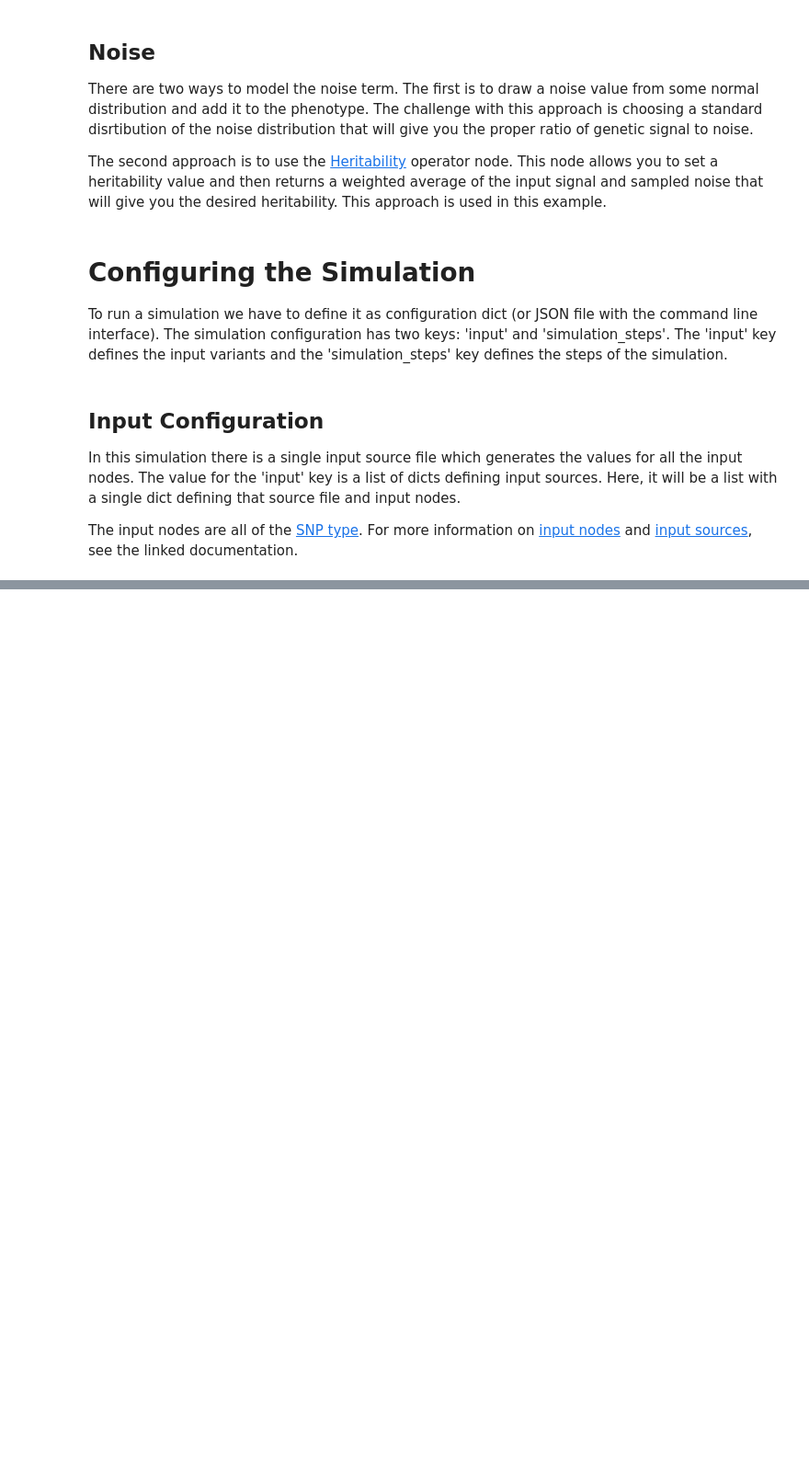
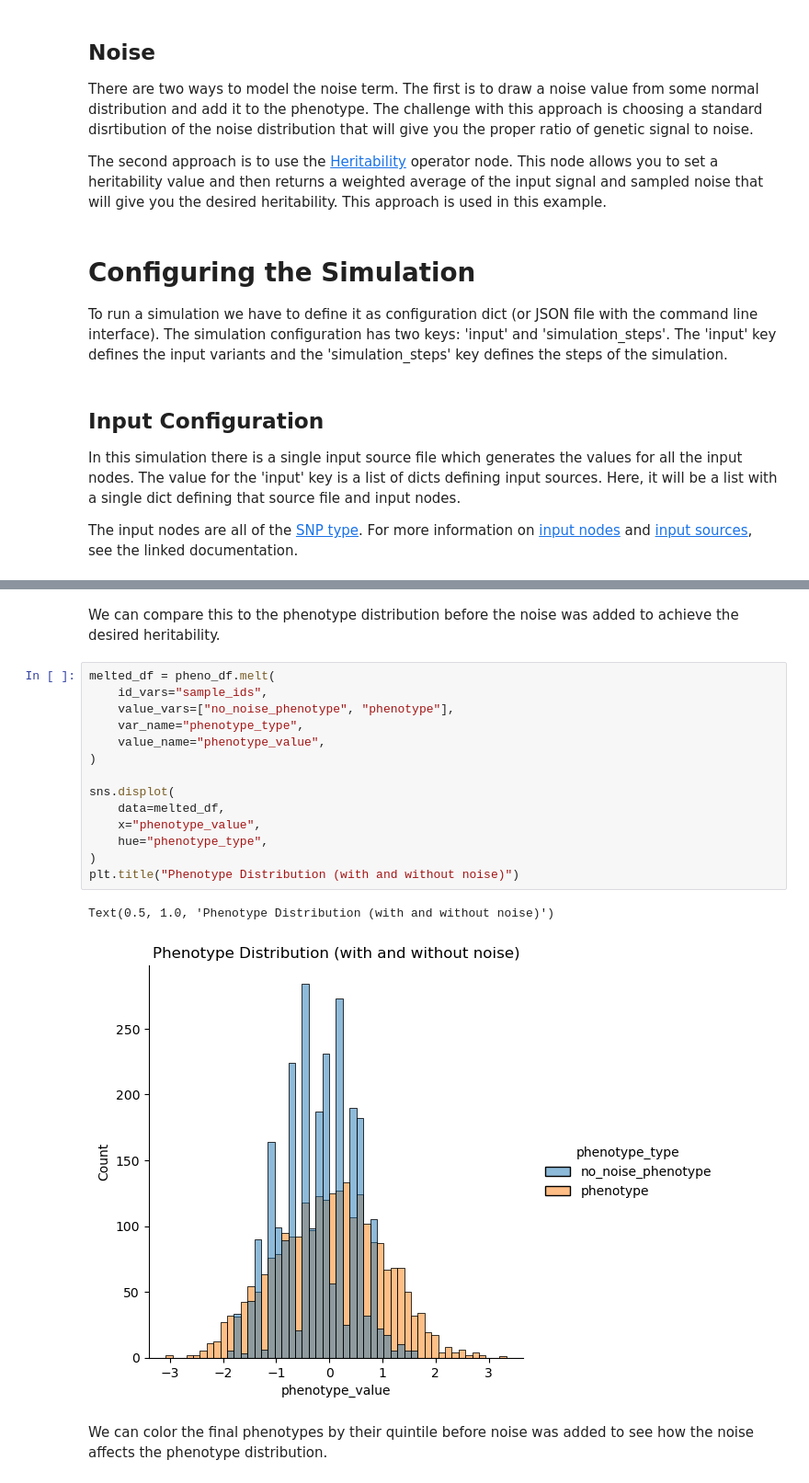
Before and after one commit to gymrek-lab/CITRUS, a Jupyter notebook: doc/example_nbs/linear_additive_pheno.ipynb, the cells around one changed output, grey strips where cells are left out. Shown at 92% size. Cells and saved outputs as stored; diff of their text form; blank space fills up the shorter version.

```diff
--- a/doc/example_nbs/linear_additive_pheno.ipynb
+++ b/doc/example_nbs/linear_additive_pheno.ipynb
@@ -93,0 +254,21 @@ This simulation requires X operator nodes:
+# %% [markdown]
+We can compare this to the phenotype distribution before the noise was added to achieve the desired heritability.
+# %%
+melted_df = pheno_df.melt(
+	id_vars="sample_ids",
+	value_vars=["no_noise_phenotype", "phenotype"],
+	var_name="phenotype_type",
+	value_name="phenotype_value",
+)
+
+sns.displot(
+	data=melted_df,
+	x="phenotype_value",
+	hue="phenotype_type",
+)
+plt.title("Phenotype Distribution (with and without noise)")
+# %% [output]
+Text(0.5, 1.0, 'Phenotype Distribution (with and without noise)')
+[figure, added]
+# %% [markdown]
+We can color the final phenotypes by their quintile before noise was added to see how the noise affects the phenotype distribution.
```
Also changed, not shown: parts of 17 cells of this notebook, 2 other files.
